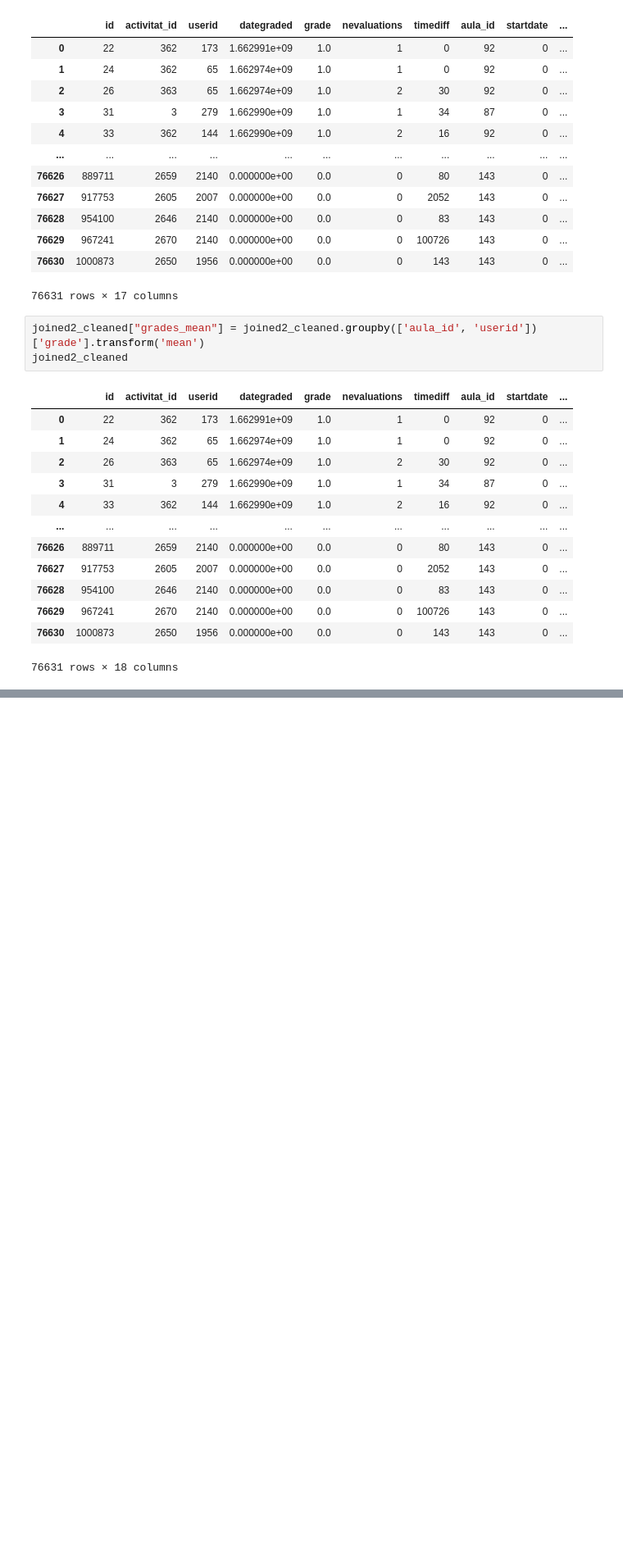
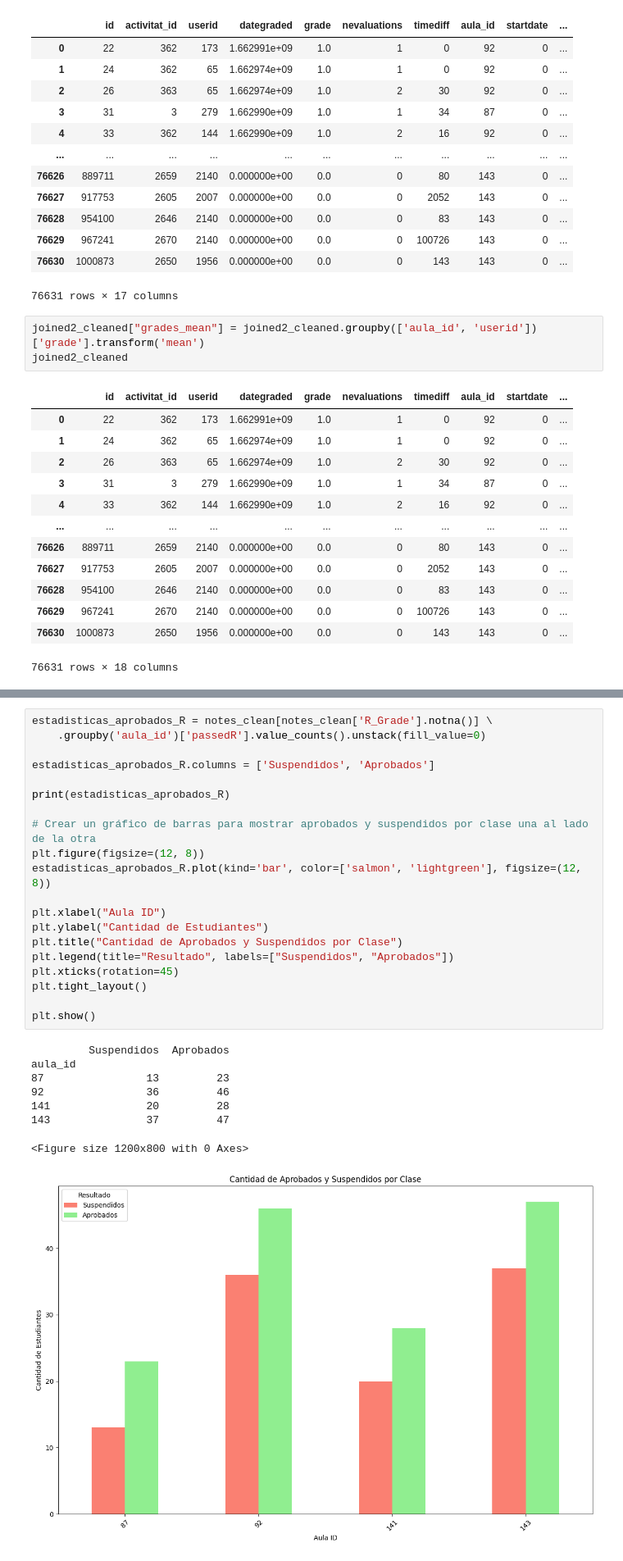
Before and after one commit to NIU1596830/Hackathon-Caronte-Challenge-UAB-2024, a Jupyter notebook: docs/main.ipynb, the cells around one changed output, grey strips where cells are left out. Shown at 82% size. Cells and saved outputs as stored; diff of their text form; blank space fills up the shorter version.

```diff
--- a/docs/main.ipynb
+++ b/docs/main.ipynb
@@ -446,0 +477,29 @@ NOTAS:
+# %%
+estadisticas_aprobados_R = notes_clean[notes_clean['R_Grade'].notna()] \
+    .groupby('aula_id')['passedR'].value_counts().unstack(fill_value=0)
+
+estadisticas_aprobados_R.columns = ['Suspendidos', 'Aprobados']
+
+print(estadisticas_aprobados_R)
+
+# Crear un gráfico de barras para mostrar aprobados y suspendidos por clase una al lado de la otra
+plt.figure(figsize=(12, 8))
+estadisticas_aprobados_R.plot(kind='bar', color=['salmon', 'lightgreen'], figsize=(12, 8))
+
+plt.xlabel("Aula ID")
+plt.ylabel("Cantidad de Estudiantes")
+plt.title("Cantidad de Aprobados y Suspendidos por Clase")
+plt.legend(title="Resultado", labels=["Suspendidos", "Aprobados"])
+plt.xticks(rotation=45)
+plt.tight_layout()
+
+plt.show()
+# %% [output]
+         Suspendidos  Aprobados
+aula_id
+87                13         23
+92                36         46
+141               20         28
+143               37         47
+<Figure size 1200x800 with 0 Axes>
+[figure, added]
```
Also changed, not shown: parts of 13 cells of this notebook.
